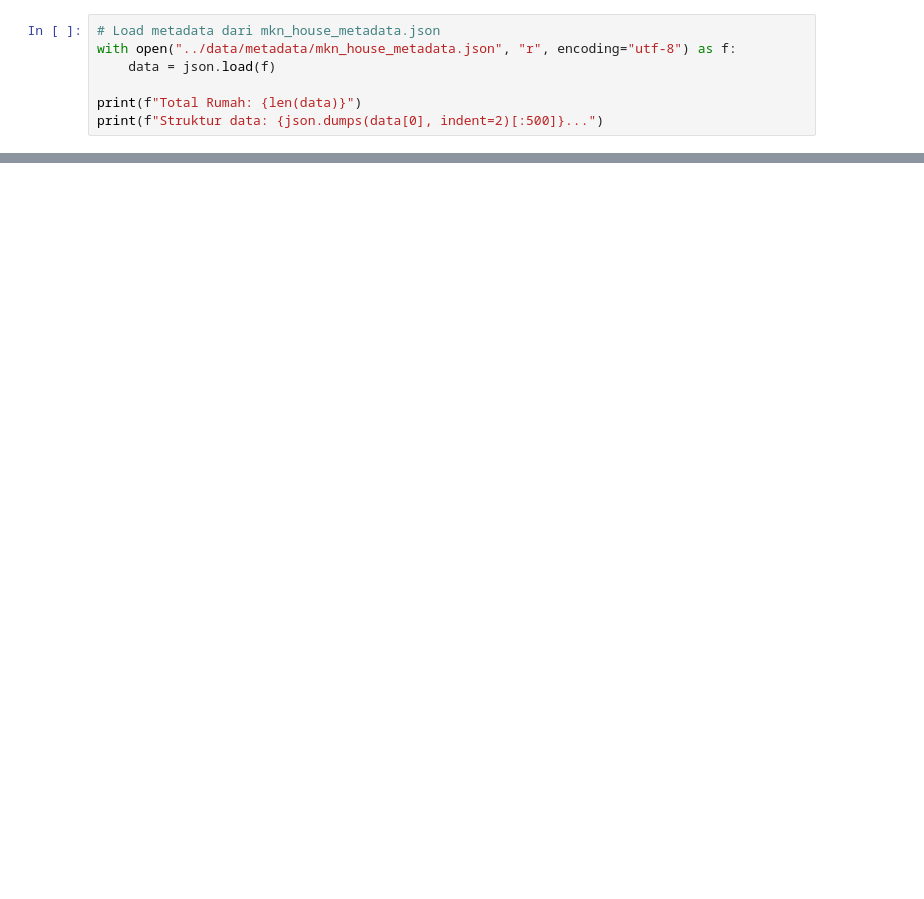
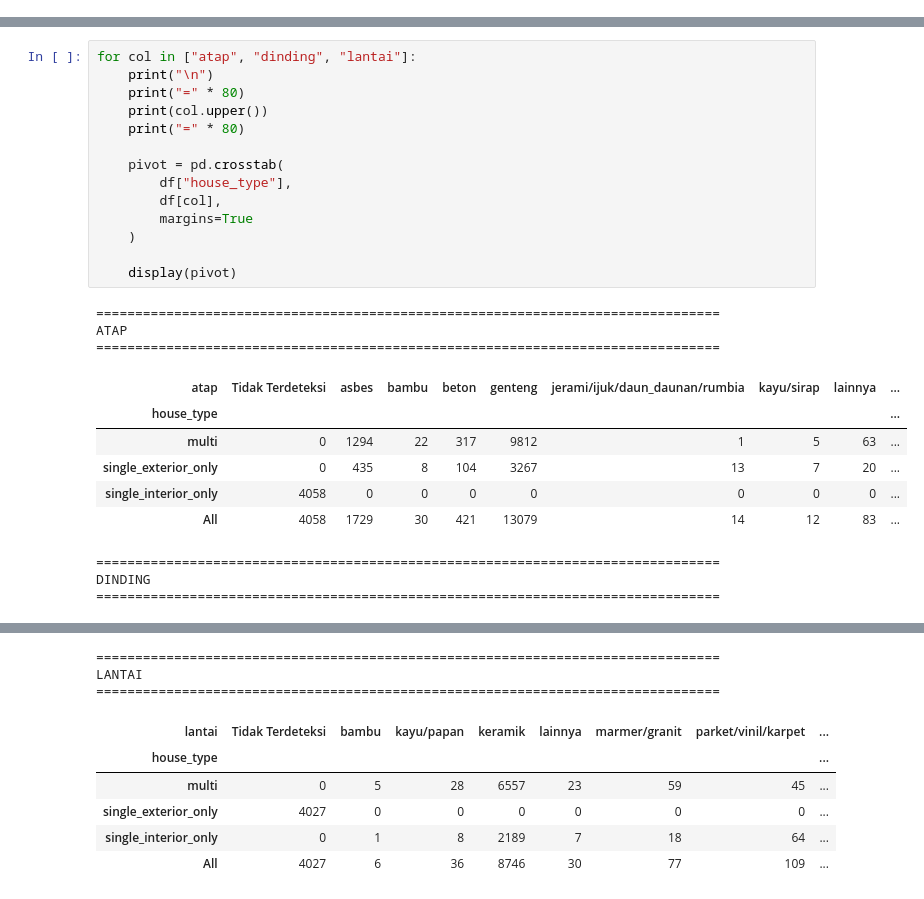
Before and after one commit to AITF-Komdigi-x-UB-Batch-2/mkn2-etl, a Jupyter notebook: notebooks/eda_split_visualization.ipynb, the cells around one changed output, grey strips where cells are left out. Cells and saved outputs as stored; diff of their text form; blank space fills up the shorter version.

```diff
--- a/notebooks/eda_split_visualization.ipynb
+++ b/notebooks/eda_split_visualization.ipynb
@@ -12,7 +0,0 @@ plt.rcParams['figure.figsize'] = (12, 6)
-# %%
-# Load metadata dari mkn_house_metadata.json
-with open("../data/metadata/mkn_house_metadata.json", "r", encoding="utf-8") as f:
-    data = json.load(f)
-
-print(f"Total Rumah: {len(data)}")
-print(f"Struktur data: {json.dumps(data[0], indent=2)[:500]}...")
@@ -490,0 +130,27 @@ Tidak Layak: 107 (44.0%)
+# %%
+for col in ["atap", "dinding", "lantai"]:
+    print("\n")
+    print("=" * 80)
+    print(col.upper())
+    print("=" * 80)
+
+    pivot = pd.crosstab(
+        df["house_type"],
+        df[col],
+        margins=True
+    )
+
+    display(pivot)
+# %% [output]
+================================================================================
+ATAP
+================================================================================
+| atap | Tidak Terdeteksi | asbes | bambu | beton | genteng | jerami/ijuk/daun_daunan/rumbia | kayu/sirap | lainnya | ... |
+| house_type |  |  |  |  |  |  |  |  | ... |
+| multi | 0 | 1294 | 22 | 317 | 9812 | 1 | 5 | 63 | ... |
+| single_exterior_only | 0 | 435 | 8 | 104 | 3267 | 13 | 7 | 20 | ... |
+| single_interior_only | 4058 | 0 | 0 | 0 | 0 | 0 | 0 | 0 | ... |
+| All | 4058 | 1729 | 30 | 421 | 13079 | 14 | 12 | 83 | ... |
+================================================================================
+DINDING
+================================================================================
@@ -490,0 +163,9 @@ Tidak Layak: 107 (44.0%)
+================================================================================
+LANTAI
+================================================================================
+| lantai | Tidak Terdeteksi | bambu | kayu/papan | keramik | lainnya | marmer/granit | parket/vinil/karpet | ... |
+| house_type |  |  |  |  |  |  |  | ... |
+| multi | 0 | 5 | 28 | 6557 | 23 | 59 | 45 | ... |
+| single_exterior_only | 4027 | 0 | 0 | 0 | 0 | 0 | 0 | ... |
+| single_interior_only | 0 | 1 | 8 | 2189 | 7 | 18 | 64 | ... |
+| All | 4027 | 6 | 36 | 8746 | 30 | 77 | 109 | ... |
```
Also changed, not shown: parts of 22 cells of this notebook, 20 other files.
